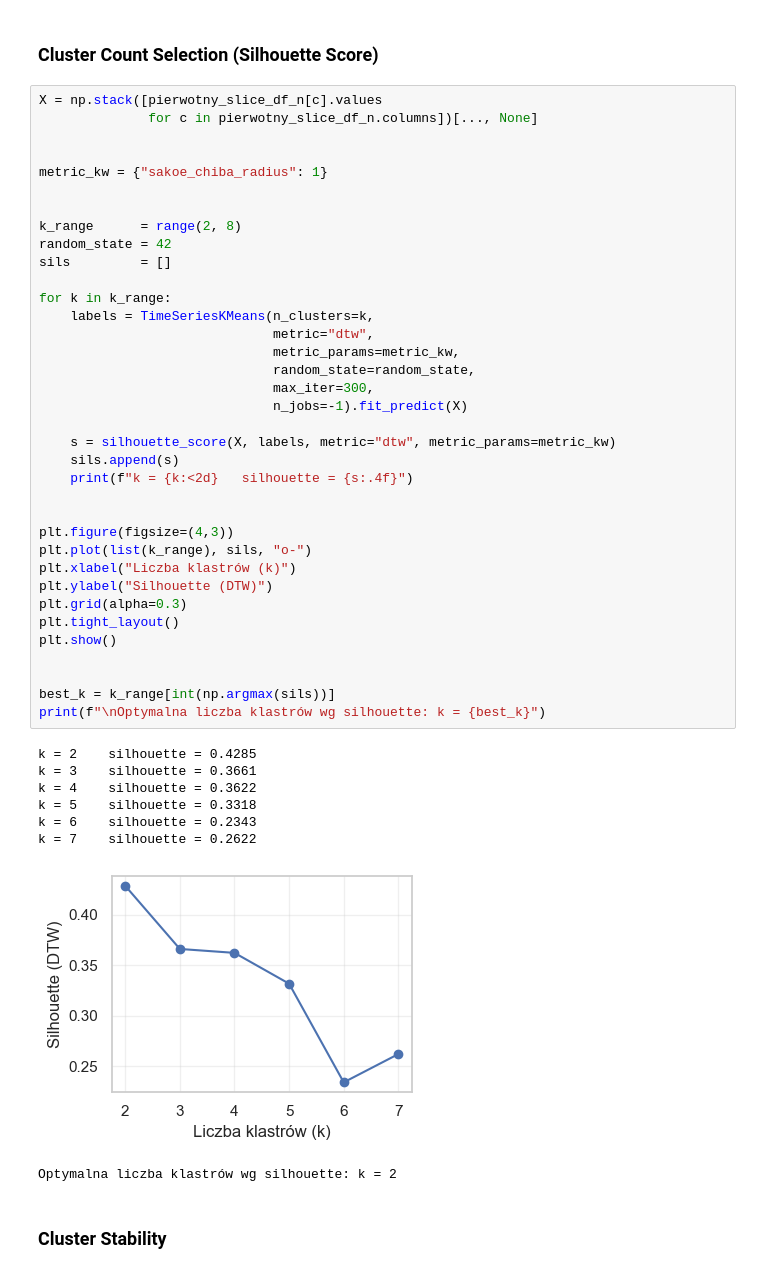
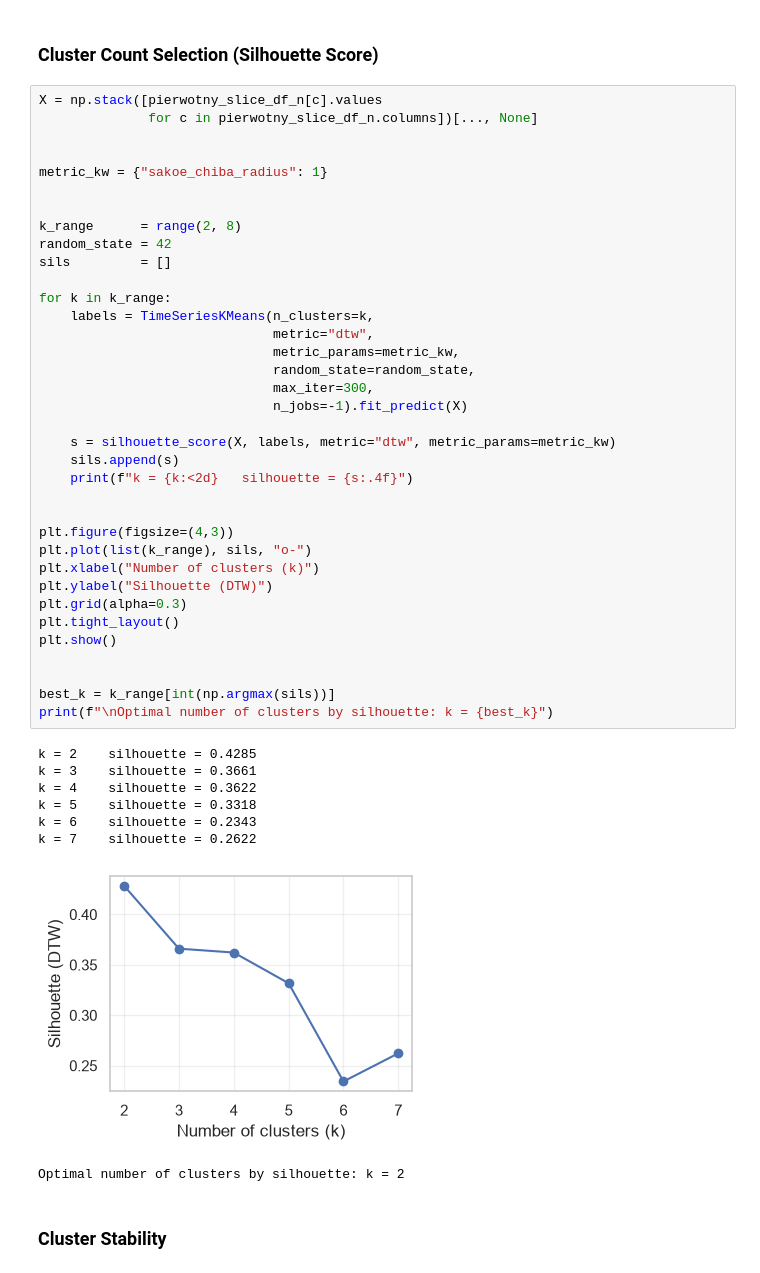
Before and after one commit to kornelia-kozaczewska/housing-price-analysis, a Jupyter notebook: housing-price-analysis.ipynb, the cells around one changed output. Cells and saved outputs as stored; diff of their text form.

Commit message:
Translate plot labels and print statements to English, re-run notebook

```diff
--- a/housing-price-analysis.ipynb
+++ b/housing-price-analysis.ipynb
@@ -173,37 +176,37 @@ sils         = []
 
 for k in k_range:
     labels = TimeSeriesKMeans(n_clusters=k,
                               metric="dtw",
                               metric_params=metric_kw,
                               random_state=random_state,
                               max_iter=300,
                               n_jobs=-1).fit_predict(X)
 
     s = silhouette_score(X, labels, metric="dtw", metric_params=metric_kw)
     sils.append(s)
     print(f"k = {k:<2d}   silhouette = {s:.4f}")
 
 
 plt.figure(figsize=(4,3))
 plt.plot(list(k_range), sils, "o-")
-plt.xlabel("Liczba klastrów (k)")
+plt.xlabel("Number of clusters (k)")
 plt.ylabel("Silhouette (DTW)")
 plt.grid(alpha=0.3)
 plt.tight_layout()
 plt.show()
 
 
 best_k = k_range[int(np.argmax(sils))]
-print(f"\nOptymalna liczba klastrów wg silhouette: k = {best_k}")
+print(f"\nOptimal number of clusters by silhouette: k = {best_k}")
 # %% [output]
 k = 2    silhouette = 0.4285
 k = 3    silhouette = 0.3661
 k = 4    silhouette = 0.3622
 k = 5    silhouette = 0.3318
 k = 6    silhouette = 0.2343
 k = 7    silhouette = 0.2622
-[figure, old version]
+[figure, new version]
-Optymalna liczba klastrów wg silhouette: k = 2
+Optimal number of clusters by silhouette: k = 2
 # %% [markdown]
 ### Cluster Stability
 # %%
```
Also changed, not shown: parts of 22 cells of this notebook, 3 other files.
